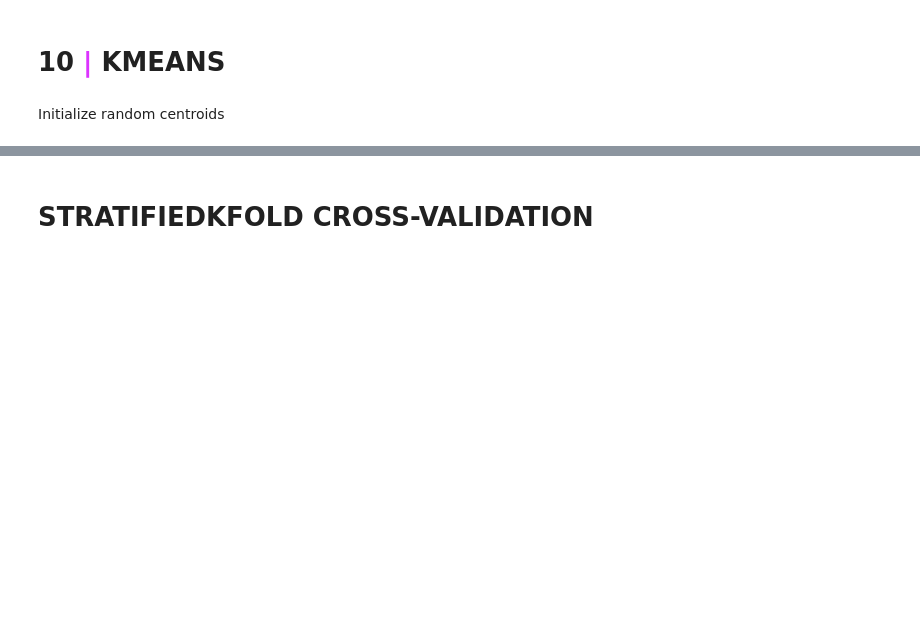
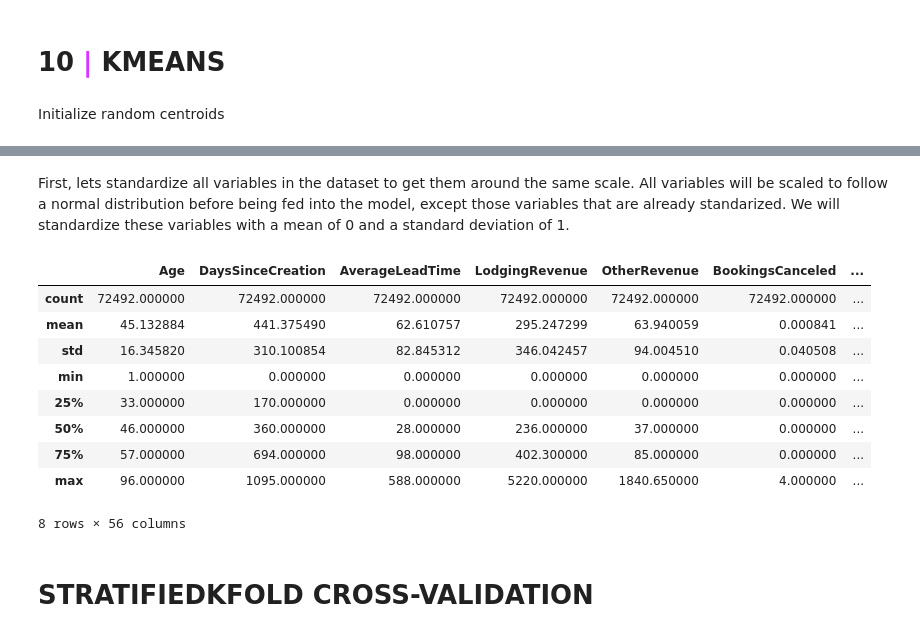
Before and after one commit to iremirezdeganuza72/Cohort_Analysis, a Jupyter notebook: Cohort analysis and segmentation.ipynb, the cells around one changed output, grey strips where cells are left out. Saved outputs shown, nothing was run; the diff lists cells and outputs as text; code cells hidden in the pictures; blank space fills up the shorter version.

```diff
--- a/Cohort analysis and segmentation.ipynb
+++ b/Cohort analysis and segmentation.ipynb
@@ -1008,3 +1042,18 @@ Initialize random centroids
+# %% [markdown]
+First, lets standardize all variables in the dataset to get them around the same scale. All variables will be scaled to follow a normal distribution before being fed into the model, except those variables that are already standarized. We will standardize these variables with a mean of 0 and a standard deviation of 1.
+# %%
+df1.describe()
+# %% [output]
+|  | Age | DaysSinceCreation | AverageLeadTime | LodgingRevenue | OtherRevenue | BookingsCanceled | ... |
+| count | 72492.000000 | 72492.000000 | 72492.000000 | 72492.000000 | 72492.000000 | 72492.000000 | ... |
+| mean | 45.132884 | 441.375490 | 62.610757 | 295.247299 | 63.940059 | 0.000841 | ... |
+| std | 16.345820 | 310.100854 | 82.845312 | 346.042457 | 94.004510 | 0.040508 | ... |
+| min | 1.000000 | 0.000000 | 0.000000 | 0.000000 | 0.000000 | 0.000000 | ... |
+| 25% | 33.000000 | 170.000000 | 0.000000 | 0.000000 | 0.000000 | 0.000000 | ... |
+| 50% | 46.000000 | 360.000000 | 28.000000 | 236.000000 | 37.000000 | 0.000000 | ... |
+| 75% | 57.000000 | 694.000000 | 98.000000 | 402.300000 | 85.000000 | 0.000000 | ... |
+| max | 96.000000 | 1095.000000 | 588.000000 | 5220.000000 | 1840.650000 | 4.000000 | ... |
+8 rows × 56 columns
 # %% [markdown]
 # STRATIFIEDKFOLD CROSS-VALIDATION
 # %%
```
Also changed, not shown: parts of 13 cells of this notebook.
